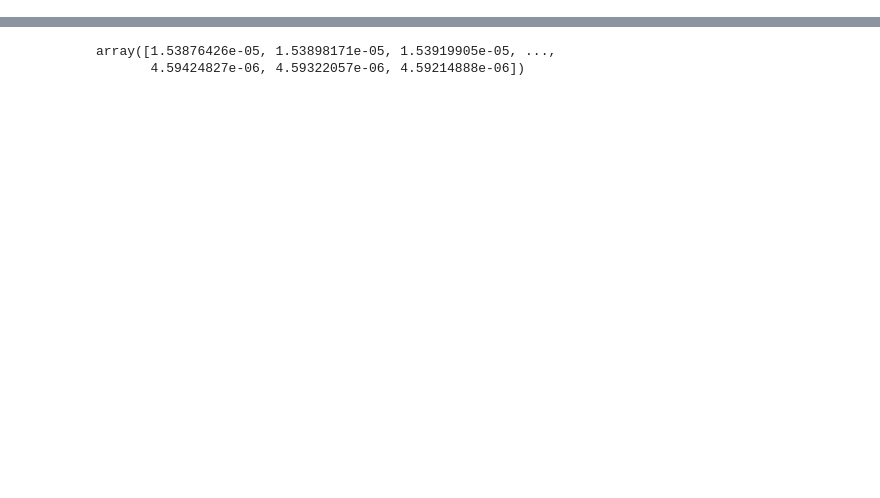
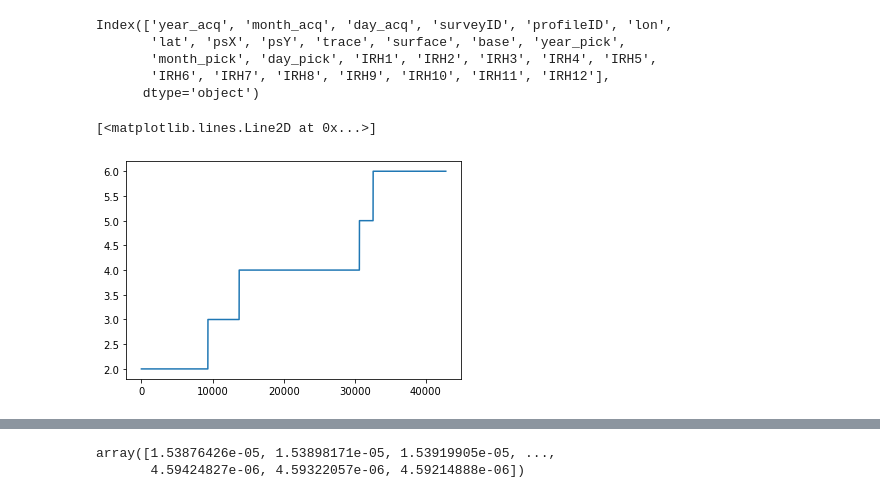
Before and after one commit to stvnfrnk/Cradar, a Jupyter notebook: Cradar/tests.ipynb, the cells around one changed output, grey strips where cells are left out. Saved outputs shown, nothing was run; the diff lists cells and outputs as text; code cells hidden in the pictures; blank space fills up the shorter version.

```diff
--- a/Cradar/tests.ipynb
+++ b/Cradar/tests.ipynb
@@ -118,0 +110,15 @@ crd.plot_echogram(figsize_x=40,
+# %%
+picks = pd.read_csv(Path('C:/Users/sfranke/Seafile/Orca/Projects/Koch/IRHs_shelf/IRHs_20220729/final/airborne/Princess_Ragnild_Coast_airborne_IRHs_20190106_02_twt.txt'), skiprows=32, sep=' ')
+picks.keys()
+# %% [output]
+Index(['year_acq', 'month_acq', 'day_acq', 'surveyID', 'profileID', 'lon',
+       'lat', 'psX', 'psY', 'trace', 'surface', 'base', 'year_pick',
+       'month_pick', 'day_pick', 'IRH1', 'IRH2', 'IRH3', 'IRH4', 'IRH5',
+       'IRH6', 'IRH7', 'IRH8', 'IRH9', 'IRH10', 'IRH11', 'IRH12'],
+      dtype='object')
+# %%
+picks['profileID'].unique()
+plt.plot(picks['profileID'])
+# %% [output]
+[<matplotlib.lines.Line2D at 0x...>]
+[figure, added]
```
Also changed, not shown: parts of 15 cells of this notebook, 1 other file.
